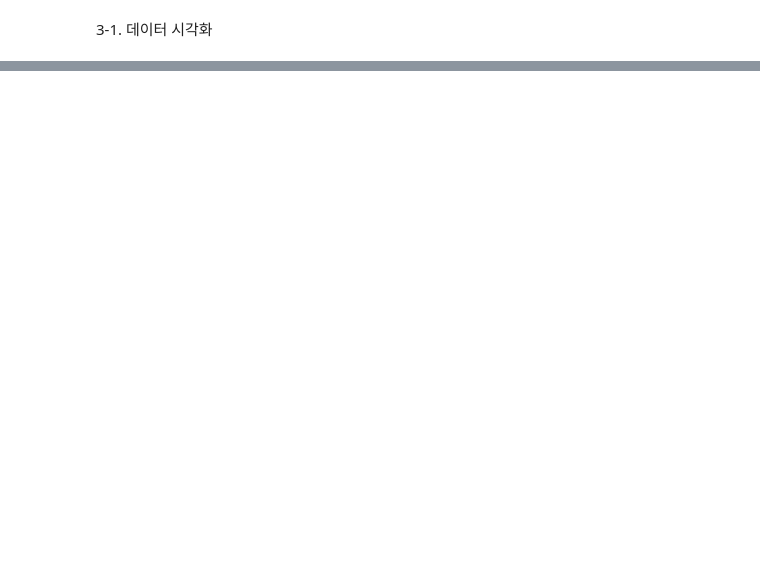
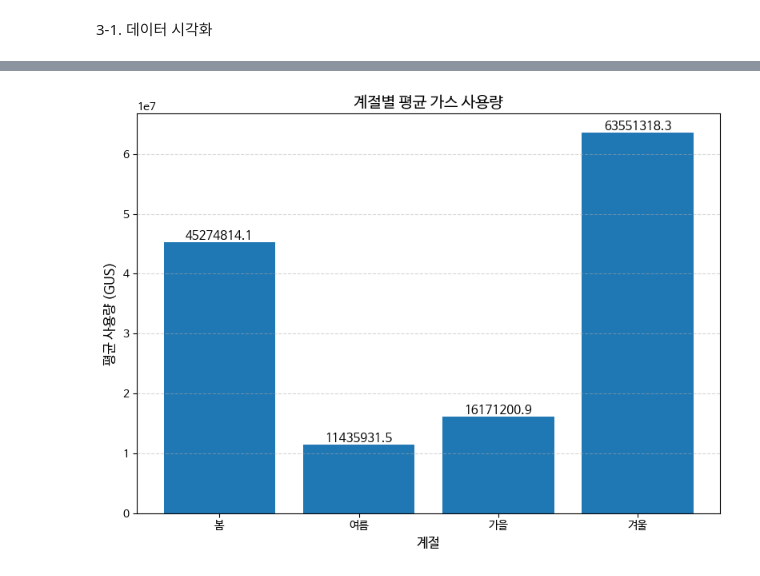
Before and after one commit to sweetPototo/Data-Analysis-with-Open-Source, a Jupyter notebook: energyConsumptionAnalysis.ipynb, the cells around one changed output, grey strips where cells are left out. Drawn from its saved outputs; the diff is of its cells as text; code cells hidden in the pictures; blank space fills up the shorter version.

```diff
--- a/energyConsumptionAnalysis.ipynb
+++ b/energyConsumptionAnalysis.ipynb
@@ -103,2 +135,22 @@ print(energy_use)
 # %% [markdown]
 3-1. 데이터 시각화
+# %%
+import pandas as pd
+import matplotlib.pyplot as plt
+
+# 각 연도별로 합계 계산
+energy_use['TOTAL_USE'] = energy_use['EUS'] + energy_use['GUS'] + energy_use['WUS'] + energy_use['HUS']
+year_sum = energy_use.groupby('YEAR')['TOTAL_USE'].sum().reset_index()
+
+# 그래프 크기 설정
+plt.figure(figsize=(10, 6))
+# 선 그래프 그리기
+plt.plot(year_sum['YEAR'], year_sum['TOTAL_USE'], marker='o')
+
+# 그래프 제목, 축 라벨
+plt.title('연도별 개인 회원 에너지 사용 총액 변화 - 1922', fontsize=14)
+plt.xlabel('연도 (YEAR)', fontsize=12)
+plt.ylabel('총 사용량 (전기+가스+수도+지역난방)', fontsize=12)
+plt.grid(True, linestyle='--', alpha=0.5)
+
+plt.show()
@@ -104,0 +159,33 @@ print(energy_use)
+# %%
+import pandas as pd
+import matplotlib.pyplot as plt
+
+# 그래프의 막대 출력 순서 지정
+season_order = ['봄', '여름', '가을', '겨울']
+energy_use['GUS'] = pd.to_numeric(energy_use['GUS'], errors='coerce')
+energy_use['season'] = pd.Categorical(energy_use['season'], categories=season_order, ordered=True)
+
+# 계절별 평균 가스 사용량 계산
+season_avg = energy_use.groupby('season')['GUS'].mean().reset_index()
+
+# 그래프 크기 설정
+plt.figure(figsize=(8, 6))
+
+# 막대 그래프 생성
+bars = plt.bar(season_avg['season'], season_avg['GUS'])
+
+# 막대 위에 평균값 표시
+for bar in bars:
+    height = bar.get_height()
+    plt.text(bar.get_x() + bar.get_width()/2, height,
+             f'{height:.1f}', ha='center', va='bottom', fontsize=11)
+
+# 제목, 축 이름
+plt.title('계절별 평균 가스 사용량', fontsize=14)
+plt.xlabel('계절', fontsize=12)
+plt.ylabel('평균 사용량 (GUS)', fontsize=12)
+plt.grid(axis='y', linestyle='--', alpha=0.5)
+
+plt.show()
+# %% [output]
+[figure, added]
```
Also changed, not shown: parts of 6 cells of this notebook.
